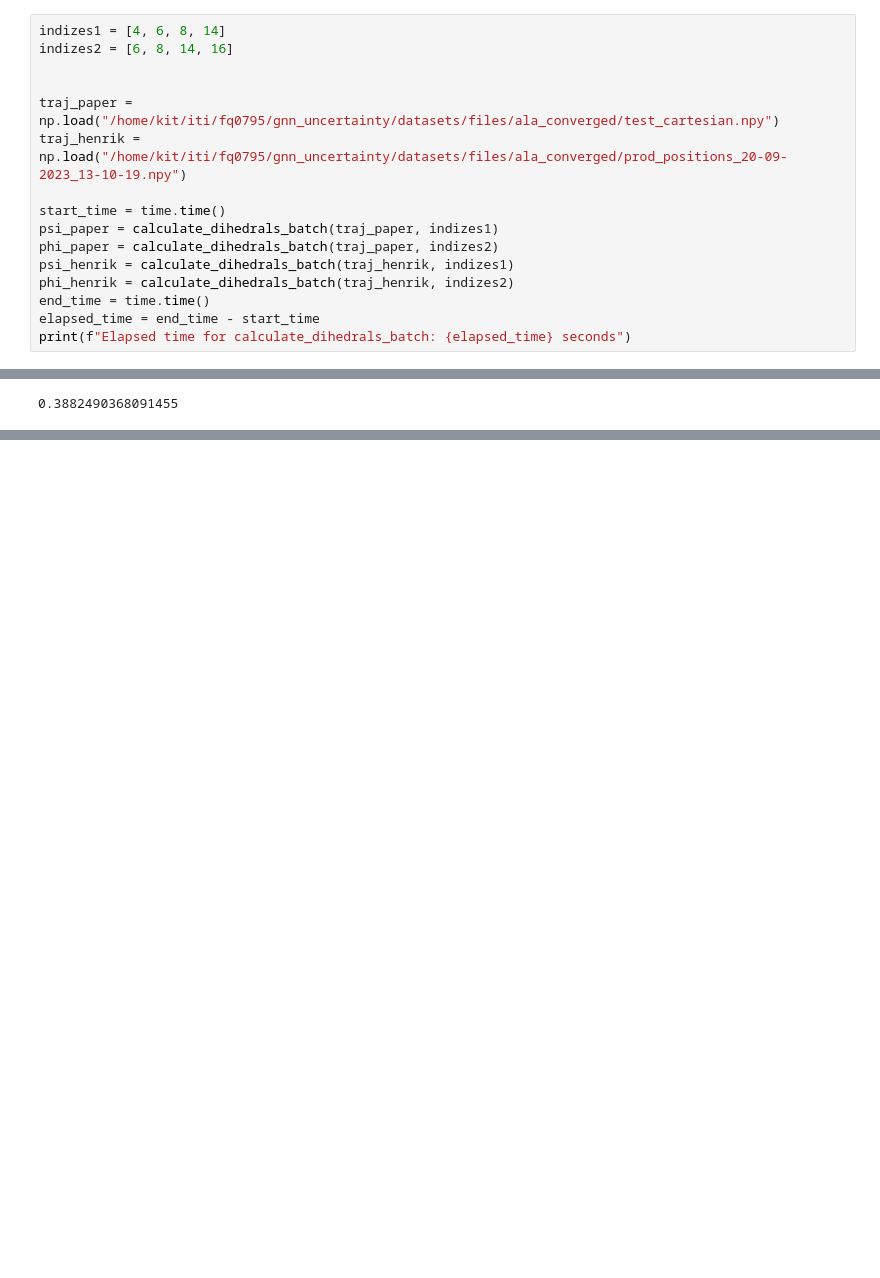
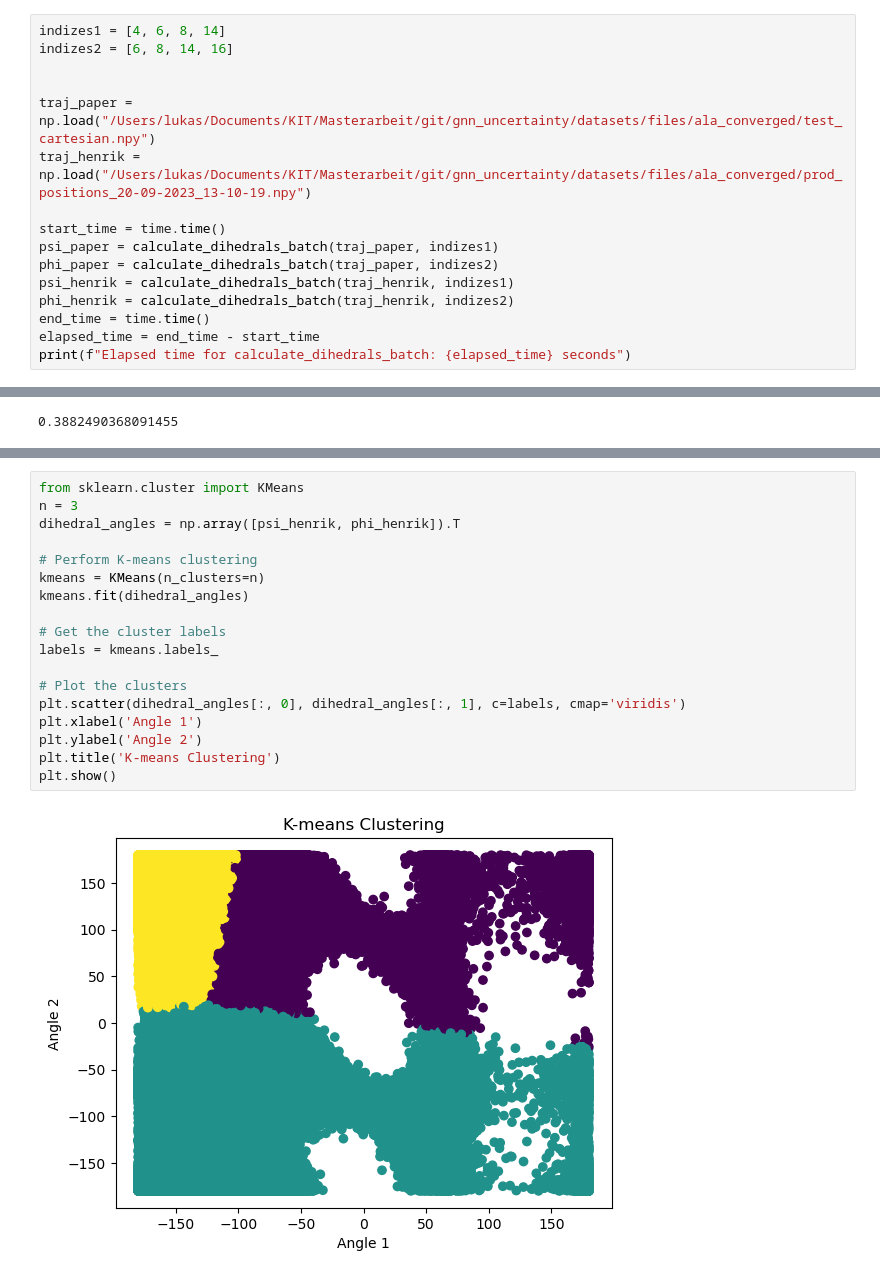
Before and after one commit to balu1029/gnn_uncertainty, a Jupyter notebook: datasets/helper/cv_visualizer.ipynb, the cells around one changed output, grey strips where cells are left out. Drawn from its saved outputs; the diff is of its cells as text; blank space fills up the shorter version.

```diff
--- a/datasets/helper/cv_visualizer.ipynb
+++ b/datasets/helper/cv_visualizer.ipynb
@@ -78,8 +79,8 @@ indizes1 = [4, 6, 8, 14]
 indizes2 = [6, 8, 14, 16]
 
 
-traj_paper = np.load("/home/kit/iti/fq0795/gnn_uncertainty/datasets/files/ala_converged/test_cartesian.npy")
-traj_henrik = np.load("/home/kit/iti/fq0795/gnn_uncertainty/datasets/files/ala_converged/prod_positions_20-09-2023_13-10-19.npy")
+traj_paper = np.load("/Users/lukas/Documents/KIT/Masterarbeit/git/gnn_uncertainty/datasets/files/ala_converged/test_cartesian.npy")
+traj_henrik = np.load("/Users/lukas/Documents/KIT/Masterarbeit/git/gnn_uncertainty/datasets/files/ala_converged/prod_positions_20-09-2023_13-10-19.npy")
 
 start_time = time.time()
 psi_paper = calculate_dihedrals_batch(traj_paper, indizes1)
@@ -187,0 +188,20 @@ plt.show()
+# %%
+from sklearn.cluster import KMeans
+n = 3
+dihedral_angles = np.array([psi_henrik, phi_henrik]).T
+
+# Perform K-means clustering
+kmeans = KMeans(n_clusters=n)
+kmeans.fit(dihedral_angles)
+
+# Get the cluster labels
+labels = kmeans.labels_
+
+# Plot the clusters
+plt.scatter(dihedral_angles[:, 0], dihedral_angles[:, 1], c=labels, cmap='viridis')
+plt.xlabel('Angle 1')
+plt.ylabel('Angle 2')
+plt.title('K-means Clustering')
+plt.show()
+# %% [output]
+[figure, added]
```
Also changed, not shown: parts of 6 cells of this notebook.
